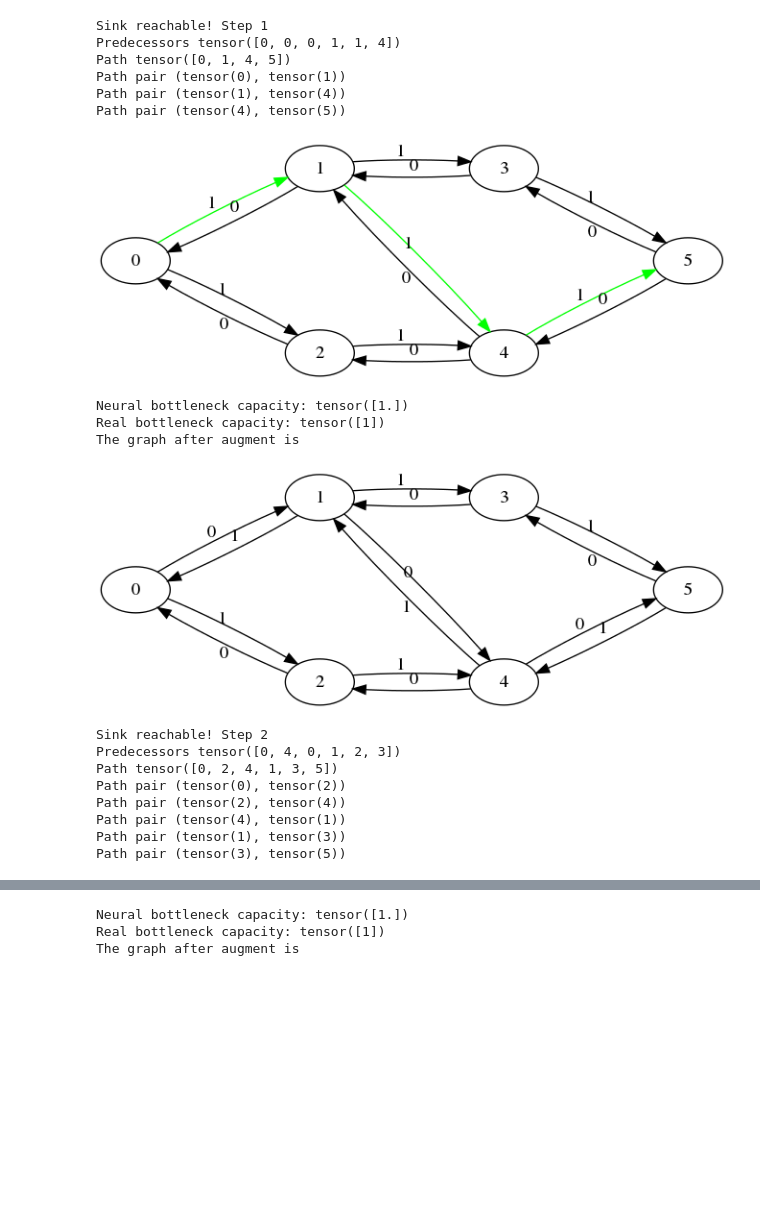
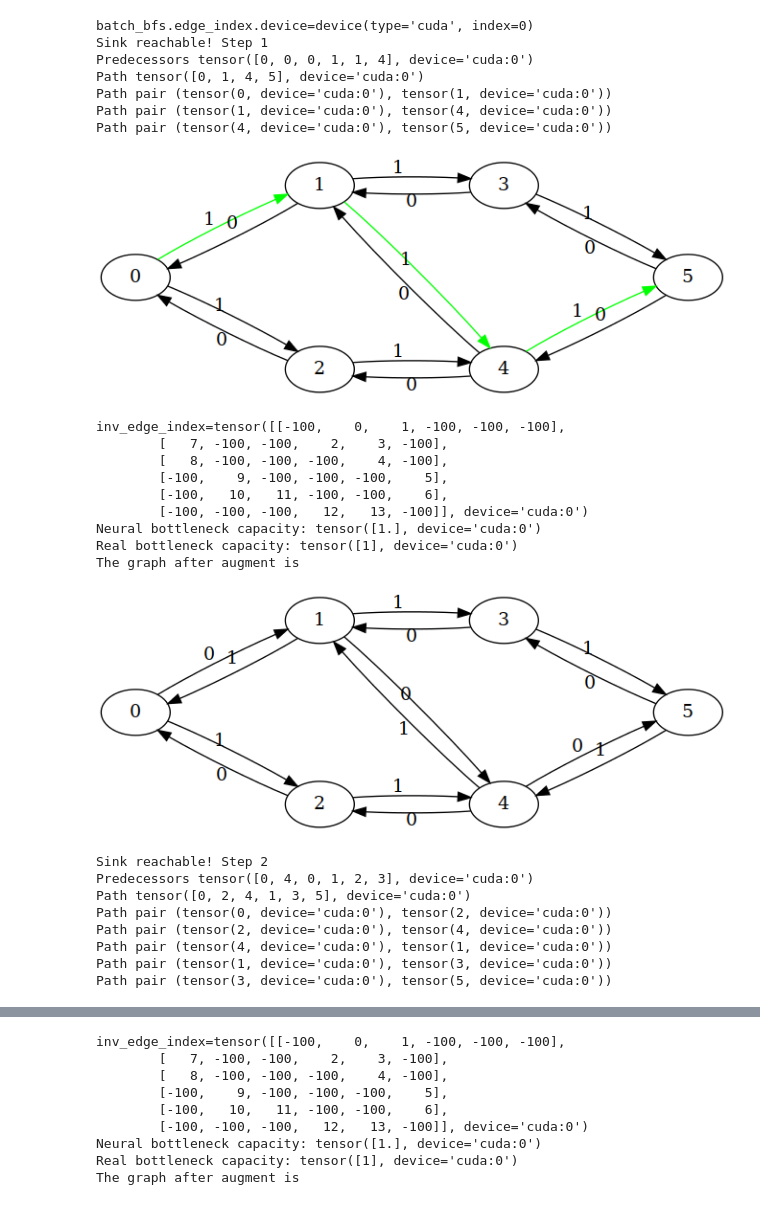
Before and after one commit to HekpoMaH/Neural-Bipartite-Matching, a Jupyter notebook: demo.ipynb, the cells around one changed output, grey strips where cells are left out. Drawn from its saved outputs; the diff is of its cells as text; code cells hidden in the pictures; blank space fills up the shorter version.

```diff
--- a/demo.ipynb
+++ b/demo.ipynb
@@ -64,11 +64,12 @@ print(batch_bfs.edge_attr)
 
 
 DIM_LATENT=32
-DEVICE='cpu'
+DEVICE='cuda'
 processor = models.AlgorithmProcessor(DIM_LATENT, SingleIterationDataset, 'MPNN').to(DEVICE)
 utils.load_algorithms(['BFS', 'AugmentingPath'], processor, True)
 
 processor.load_state_dict(torch.load('./models_to_test/MPNN/AugmentingPathPlusBFS/test_MPNNAugmentingPathPlusBFS_epoch_49.pt'))
 processor.eval()
-processor.to('cpu')
+processor.to(DEVICE)
+print('someparam', list(processor.parameters())[0].device, batch.edge_index.device, batch_bfs.edge_index.device)
 # %% [output]
@@ -107,6 +94,8 @@ AlgorithmProcessor(
 from half_deterministic import reweight_batch, augment_flow, obtain_paths, get_bottleneck, get_pairs
 from copy import deepcopy
 import os
+batch = batch.to(DEVICE)
+batch_bfs = batch_bfs.to(DEVICE)
 GRAPH_SIZES, SOURCE_NODES, SINK_NODES = utils.get_sizes_and_source_sink(batch)
 STEPS_SIZE = GRAPH_SIZES.max()
 inv_edge_index = utils.create_inv_edge_index(len(GRAPH_SIZES), GRAPH_SIZES.max(), batch.edge_index)
@@ -115,7 +104,7 @@ redo_mask=torch.ones(1, dtype=torch.bool).cpu()
 for algorithm in processor.algorithms.values():
     algorithm.zero_validation_stats()
 
-
+print(f'{batch_bfs.edge_index.device=}')
 reachable = processor.algorithms["BFS"].process(
     batch_bfs,
     EPSILON=0,
@@ -123,6 +112,7 @@ reachable = processor.algorithms["BFS"].process(
     compute_losses_and_broken=False
 )
 step_cnt=1
+
 do_not_process = torch.zeros_like(SINK_NODES, dtype=torch.bool)
 while reachable[SINK_NODES].all():
     print("Sink reachable! Step {}".format(step_cnt))
@@ -155,6 +145,7 @@ while reachable[SINK_NODES].all():
     bottleneck = processor.algorithms["AugmentingPath"].find_mins(
         batch, walks, mask_end_of_path, GRAPH_SIZES, SOURCE_NODES, SINK_NODES
     )
+    print(f'{inv_edge_index=}')
     real_bottleneck = get_bottleneck(path_matrix, stop_move_backward_col, flow, inv_edge_index, do_not_process, reachable[SINK_NODES])
     print("Neural bottleneck capacity:", bottleneck)
     print("Real bottleneck capacity:", real_bottleneck)
@@ -162,48 +153,55 @@ while reachable[SINK_NODES].all():
         print("They differ. Terminate!")
 
     wrong_minus = augment_flow(batch, inv_edge_index, path_matrix, stop_move_backward_col, bottleneck, do_not_process, True, augmenting_path_network=processor.algorithms["AugmentingPath"])
     batch_bfs.edge_attr[:, 1] = batch.edge_attr[:, 1]
 
     if wrong_minus.any():
         print("The network miscalculated subtraction. Terminate!")
         break
 
     for i in range(smb):
         pair = (walks[~mask_end_of_path].flip(0)[i], walks[~mask_end_of_path].flip(0)[i+1])
         G.edges[pair[0].item(), pair[1].item(), 0]['label']=0
         G.edges[pair[1].item(), pair[0].item(), 0]['label']=1
 
     print("The graph after augment is")
     write_dot(G, 'graph_step_after_{}.dot'.format(step_cnt))
     os.system(f"neato -T png graph_step_after_{step_cnt}.dot > graph_step_after_{step_cnt}.png")
     display(Image(filename=f'graph_step_after_{step_cnt}.png'))
     step_cnt += 1
     reweight_batch(batch, batch_bfs, True)
     reachable = processor.algorithms["BFS"].process(
         batch_bfs,
         EPSILON=0,
         enforced_mask=redo_mask,
         compute_losses_and_broken=False
     )
     if not reachable[SINK_NODES].all():
         print("Sink no longer reachable. Terminate!")
 # %% [output]
+batch_bfs.edge_index.device=device(type='cuda', index=0)
 Sink reachable! Step 1
-Predecessors tensor([0, 0, 0, 1, 1, 4])
-Path tensor([0, 1, 4, 5])
-Path pair (tensor(0), tensor(1))
-Path pair (tensor(1), tensor(4))
-Path pair (tensor(4), tensor(5))
+Predecessors tensor([0, 0, 0, 1, 1, 4], device='cuda:0')
+Path tensor([0, 1, 4, 5], device='cuda:0')
+Path pair (tensor(0, device='cuda:0'), tensor(1, device='cuda:0'))
+Path pair (tensor(1, device='cuda:0'), tensor(4, device='cuda:0'))
+Path pair (tensor(4, device='cuda:0'), tensor(5, device='cuda:0'))
-[figure, old version]
+[figure, new version]
-Neural bottleneck capacity: tensor([1.])
-Real bottleneck capacity: tensor([1])
+inv_edge_index=tensor([[-100,    0,    1, -100, -100, -100],
+        [   7, -100, -100,    2,    3, -100],
+        [   8, -100, -100, -100,    4, -100],
+        [-100,    9, -100, -100, -100,    5],
+        [-100,   10,   11, -100, -100,    6],
+        [-100, -100, -100,   12,   13, -100]], device='cuda:0')
+Neural bottleneck capacity: tensor([1.], device='cuda:0')
+Real bottleneck capacity: tensor([1], device='cuda:0')
 The graph after augment is
-[figure, old version]
+[figure, new version]
 Sink reachable! Step 2
-Predecessors tensor([0, 4, 0, 1, 2, 3])
-Path tensor([0, 2, 4, 1, 3, 5])
-Path pair (tensor(0), tensor(2))
-Path pair (tensor(2), tensor(4))
-Path pair (tensor(4), tensor(1))
-Path pair (tensor(1), tensor(3))
-Path pair (tensor(3), tensor(5))
+Predecessors tensor([0, 4, 0, 1, 2, 3], device='cuda:0')
+Path tensor([0, 2, 4, 1, 3, 5], device='cuda:0')
+Path pair (tensor(0, device='cuda:0'), tensor(2, device='cuda:0'))
+Path pair (tensor(2, device='cuda:0'), tensor(4, device='cuda:0'))
+Path pair (tensor(4, device='cuda:0'), tensor(1, device='cuda:0'))
+Path pair (tensor(1, device='cuda:0'), tensor(3, device='cuda:0'))
+Path pair (tensor(3, device='cuda:0'), tensor(5, device='cuda:0'))
@@ -211,3 +209,9 @@ Path pair (tensor(3), tensor(5))
-Neural bottleneck capacity: tensor([1.])
-Real bottleneck capacity: tensor([1])
+inv_edge_index=tensor([[-100,    0,    1, -100, -100, -100],
+        [   7, -100, -100,    2,    3, -100],
+        [   8, -100, -100, -100,    4, -100],
+        [-100,    9, -100, -100, -100,    5],
+        [-100,   10,   11, -100, -100,    6],
+        [-100, -100, -100,   12,   13, -100]], device='cuda:0')
+Neural bottleneck capacity: tensor([1.], device='cuda:0')
+Real bottleneck capacity: tensor([1], device='cuda:0')
 The graph after augment is
```
Also changed, not shown: parts of 3 cells of this notebook, 4 other files.
